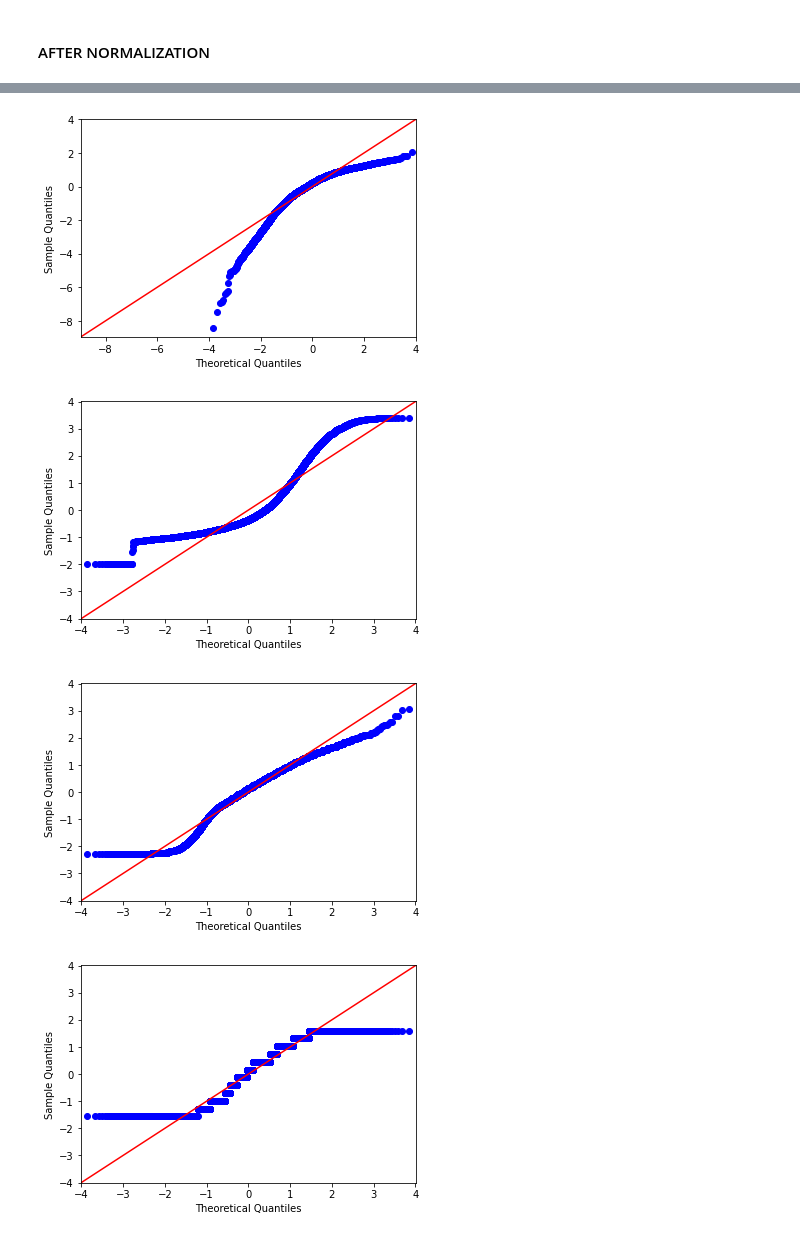
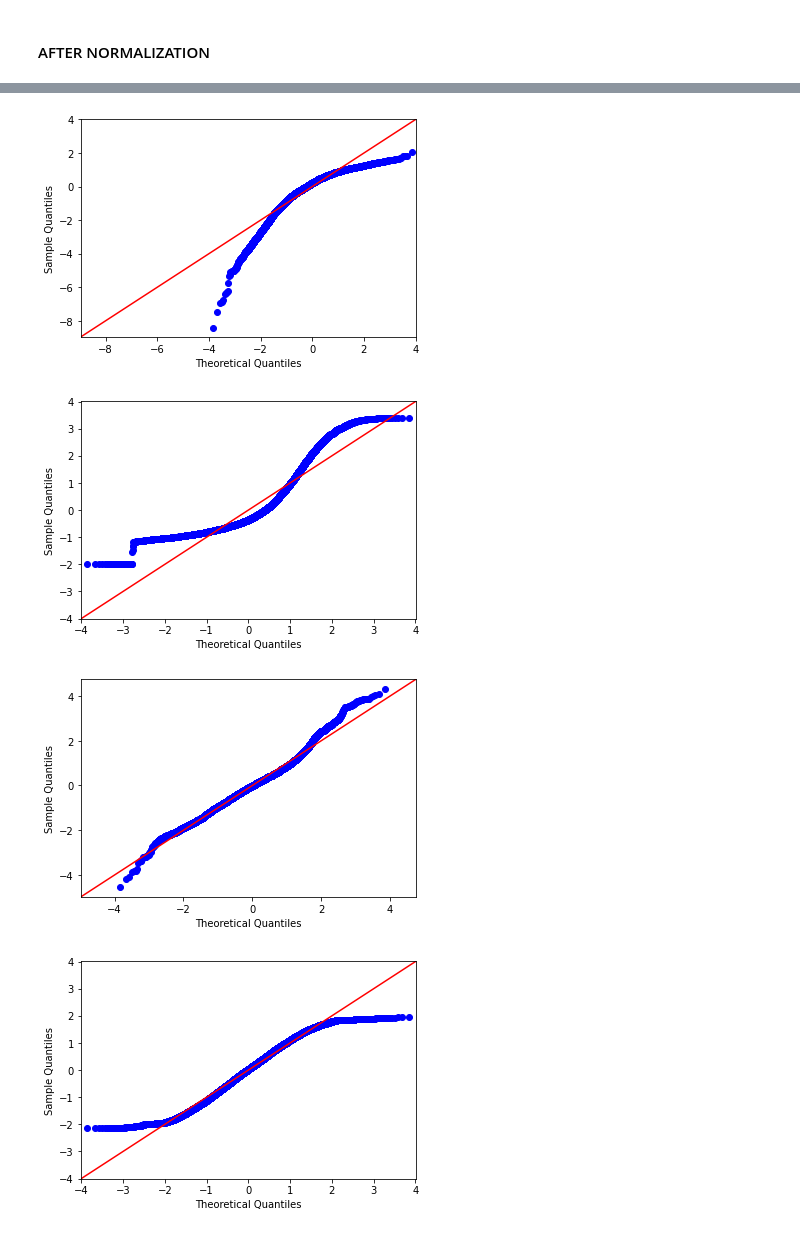
Before and after one commit to swarupa29/Data-science-project-Song-Genre, a Jupyter notebook: standardization&normalization.ipynb, the cells around one changed output, grey strips where cells are left out. Cells and saved outputs as stored; diff of their text form; code cells hidden in the pictures.

```diff
--- a/standardization&normalization.ipynb
+++ b/standardization&normalization.ipynb
@@ -6,7 +6,7 @@ import statsmodels.api as sm
 from scipy.stats import norm
 import pylab
 # %%
-data = pd.read_csv('./final_ds.csv')
+data=pd.read_csv(r'final_dataset.csv')
 data.head()
 # %% [output]
 |  | Unnamed: 0 | artists | acousticness | danceability | duration_ms | energy | liveness | loudness | ... |
@@ -269,8 +288,8 @@ for i in data:
 # %% [markdown]
 #### AFTER NORMALIZATION
 # %%
-for i in data_mm:
-    sm.qqplot(data_mm[i], line='45')
+for i in data_sc:
+    sm.qqplot(data_sc[i], line='45')
     pylab.show()
 # %% [output]
 [figure]
@@ -280,8 +299,8 @@ for i in data_mm:
 [figure]
 [figure]
 [figure]
-[figure, old version]
+[figure, new version]
-[figure, old version]
+[figure, new version]
 [figure]
 [figure]
 [figure]
```
Also changed, not shown: parts of 18 cells of this notebook, 5 other files.
